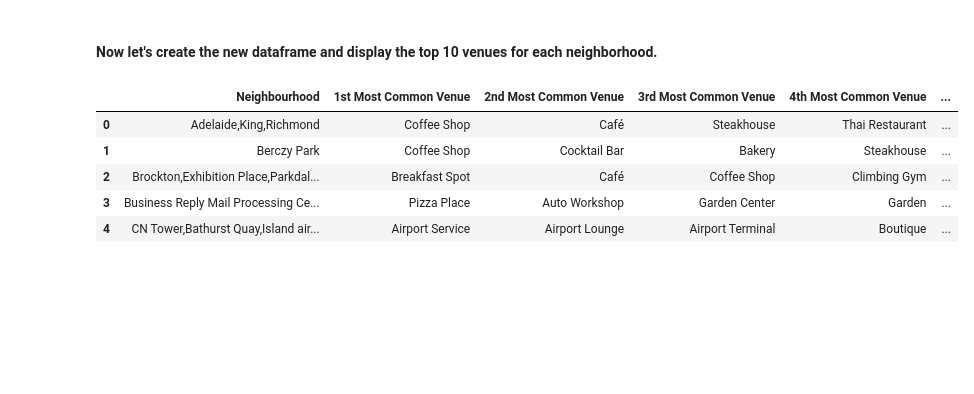
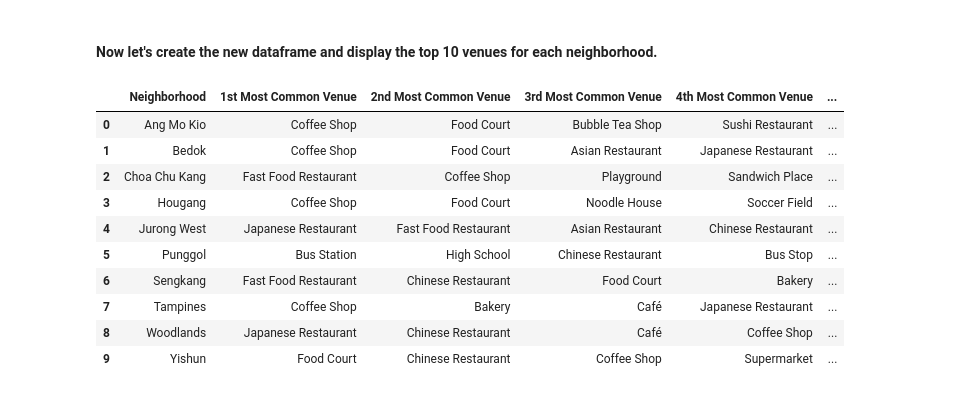
Before and after one commit to b3n12/Coursera_Capstone, a Jupyter notebook: Open Coffee Shop in Singapore - Part 3.ipynb, the cells around one changed output. Saved outputs shown, nothing was run; the diff lists cells and outputs as text; code cells hidden in the pictures; blank space fills up the shorter version.

```diff
--- a/Open Coffee Shop in Singapore - Part 3.ipynb
+++ b/Open Coffee Shop in Singapore - Part 3.ipynb
@@ -548,9 +464,9 @@ def getNearbyVenues(names, latitudes, longitudes, radius=500):
             v['venue']['categories'][0]['name']) for v in results])
 
     nearby_venues = pd.DataFrame([item for venue_list in venues_list for item in venue_list])
-    nearby_venues.columns = ['Neighbourhood',
-                  'Neighbourhood Latitude',
-                  'Neighbourhood Longitude',
+    nearby_venues.columns = ['Neighborhood',
+                  'Neighborhood Latitude',
+                  'Neighborhood Longitude',
                   'Venue',
                   'Venue Latitude',
                   'Venue Longitude',
@@ -560,8 +476,8 @@ def getNearbyVenues(names, latitudes, longitudes, radius=500):
 # %% [markdown]
 #### Now write the code to run the above function on each neighbourhood and create a new dataframe called *SingaporeVenues*.
 # %%
-SingaporeVenues = getNearbyVenues(names=dfSGP['Neighbourhood'],
-                                   latitudes=dfSGP['Latitude'],
-                                   longitudes=dfSGP['Longitude']
+SingaporeVenues = getNearbyVenues(names=df['Neighborhood'],
+                                   latitudes=df['Latitude'],
+                                   longitudes=df['Longitude']
                                   )
 # %% [output]
@@ -590,7 +532,7 @@ NameError: name 'SingaporeVenues' is not defined
 Singapore_onehot = pd.get_dummies(SingaporeVenues[['Venue Category']], prefix="", prefix_sep="")
 
 # add neighborhood column back to dataframe
-Singapore_onehot['Neighbourhood'] = SingaporeVenues['Neighbourhood']
+Singapore_onehot['Neighborhood'] = SingaporeVenues['Neighborhood']
 
 # move neighborhood column to the first column
 fixed_columns = [Singapore_onehot.columns[-1]] + list(Singapore_onehot.columns[:-1])
@@ -608,6 +555,6 @@ NameError: name 'Singapore_onehot' is not defined
 # %% [markdown]
 #### Next, let's group rows by neighborhood and by taking the mean of the frequency of occurrence of each category
 # %%
-Singapore_grouped = Singapore_onehot.groupby('Neighbourhood').mean().reset_index()
+Singapore_grouped = Singapore_onehot.groupby('Neighborhood').mean().reset_index()
 Singapore_grouped
 # %% [output]
@@ -663,28 +620,33 @@ def return_most_common_venues(row, num_top_venues):
 # %%
 num_top_venues = 10
 
 indicators = ['st', 'nd', 'rd']
 
 # create columns according to number of top venues
-columns = ['Neighbourhood']
+columns = ['Neighborhood']
 for ind in np.arange(num_top_venues):
     try:
         columns.append('{}{} Most Common Venue'.format(ind+1, indicators[ind]))
     except:
         columns.append('{}th Most Common Venue'.format(ind+1))
 
 # create a new dataframe
-neighbourhoods_venues_sorted = pd.DataFrame(columns=columns)
-neighbourhoods_venues_sorted['Neighbourhood'] = Singapore_grouped['Neighbourhood']
+neighborhoods_venues_sorted = pd.DataFrame(columns=columns)
+neighborhoods_venues_sorted['Neighborhood'] = Singapore_grouped['Neighborhood']
 
 for ind in np.arange(Singapore_grouped.shape[0]):
-    neighbourhoods_venues_sorted.iloc[ind, 1:] = return_most_common_venues(Singapore_grouped.iloc[ind, :], num_top_venues)
+    neighborhoods_venues_sorted.iloc[ind, 1:] = return_most_common_venues(Singapore_grouped.iloc[ind, :], num_top_venues)
 
-neighbourhoods_venues_sorted.head()
+neighborhoods_venues_sorted.head(10)
 # %% [output]
-|  | Neighbourhood | 1st Most Common Venue | 2nd Most Common Venue | 3rd Most Common Venue | 4th Most Common Venue | ... |
-| 0 | Adelaide,King,Richmond | Coffee Shop | Café | Steakhouse | Thai Restaurant | ... |
-| 1 | Berczy Park | Coffee Shop | Cocktail Bar | Bakery | Steakhouse | ... |
-| 2 | Brockton,Exhibition Place,Parkdal... | Breakfast Spot | Café | Coffee Shop | Climbing Gym | ... |
-| 3 | Business Reply Mail Processing Ce... | Pizza Place | Auto Workshop | Garden Center | Garden | ... |
-| 4 | CN Tower,Bathurst Quay,Island air... | Airport Service | Airport Lounge | Airport Terminal | Boutique | ... |
+|  | Neighborhood | 1st Most Common Venue | 2nd Most Common Venue | 3rd Most Common Venue | 4th Most Common Venue | ... |
+| 0 | Ang Mo Kio | Coffee Shop | Food Court | Bubble Tea Shop | Sushi Restaurant | ... |
+| 1 | Bedok | Coffee Shop | Food Court | Asian Restaurant | Japanese Restaurant | ... |
+| 2 | Choa Chu Kang | Fast Food Restaurant | Coffee Shop | Playground | Sandwich Place | ... |
+| 3 | Hougang | Coffee Shop | Food Court | Noodle House | Soccer Field | ... |
+| 4 | Jurong West | Japanese Restaurant | Fast Food Restaurant | Asian Restaurant | Chinese Restaurant | ... |
+| 5 | Punggol | Bus Station | High School | Chinese Restaurant | Bus Stop | ... |
+| 6 | Sengkang | Fast Food Restaurant | Chinese Restaurant | Food Court | Bakery | ... |
+| 7 | Tampines | Coffee Shop | Bakery | Café | Japanese Restaurant | ... |
+| 8 | Woodlands | Japanese Restaurant | Chinese Restaurant | Café | Coffee Shop | ... |
+| 9 | Yishun | Food Court | Chinese Restaurant | Coffee Shop | Supermarket | ... |
```
Also changed, not shown: parts of 52 cells of this notebook.
